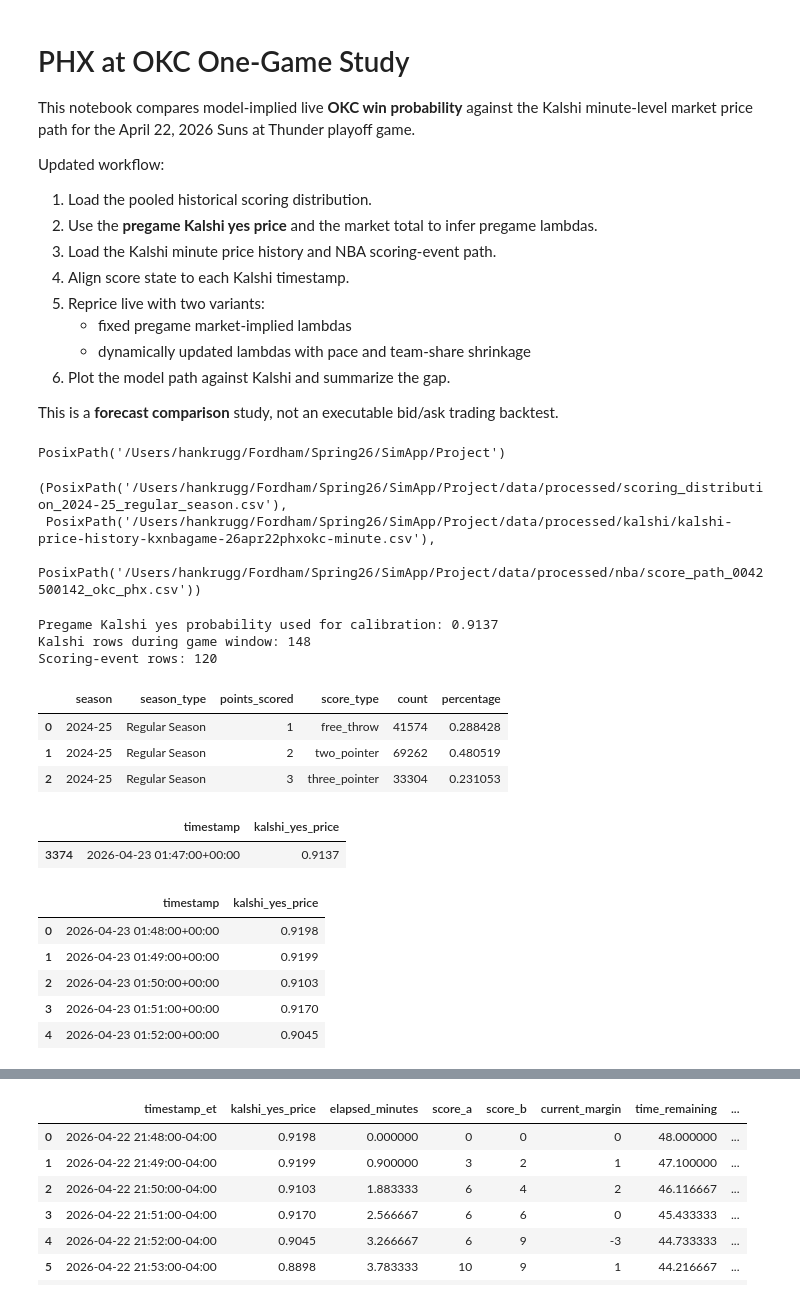
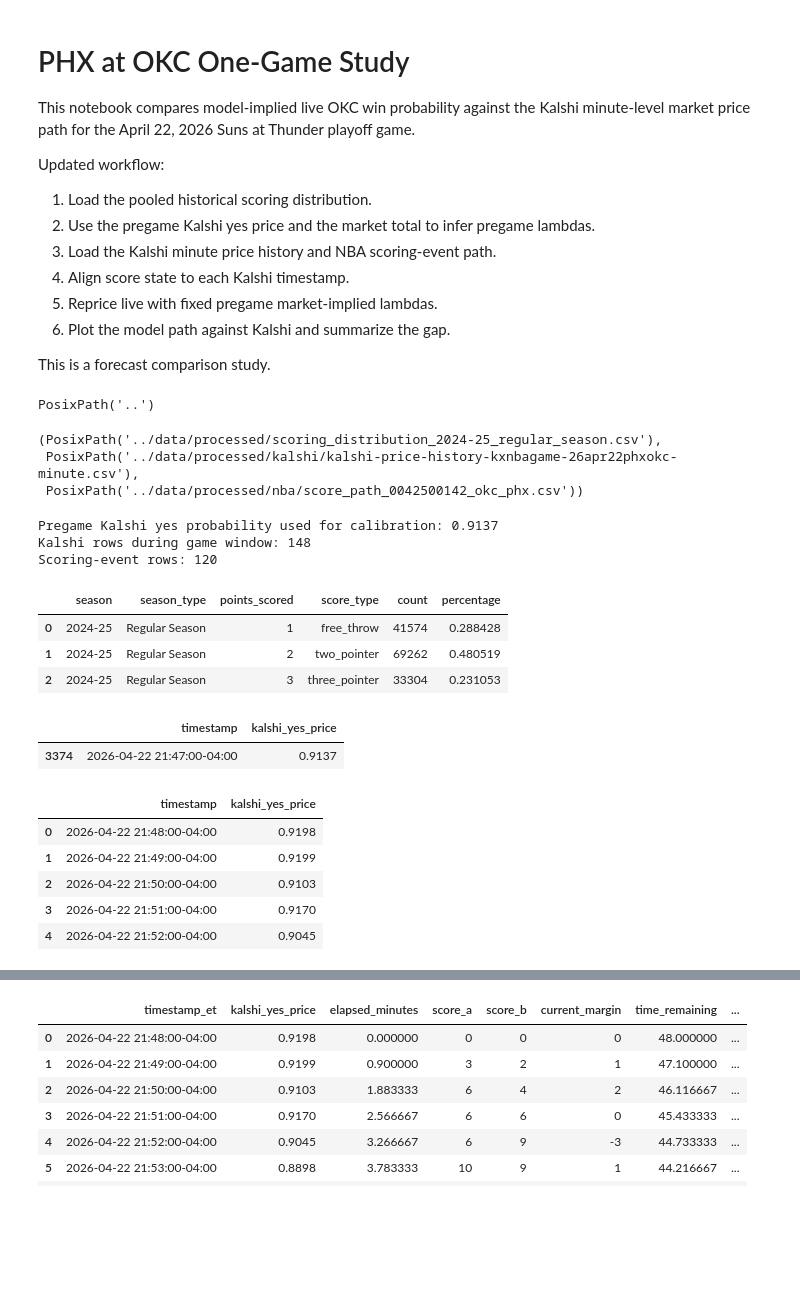
Before and after one commit to hankrugg/BasketballMCPricer, a Jupyter notebook: notebooks/PHXOKC.ipynb, the cells around one changed output, grey strips where cells are left out. Saved outputs shown, nothing was run; the diff lists cells and outputs as text; code cells hidden in the pictures; blank space fills up the shorter version.

```diff
--- a/notebooks/PHXOKC.ipynb
+++ b/notebooks/PHXOKC.ipynb
@@ -1,19 +1,17 @@
 # %% [markdown]
 # PHX at OKC One-Game Study
 
-This notebook compares model-implied live **OKC win probability** against the Kalshi minute-level market price path for the April 22, 2026 Suns at Thunder playoff game.
+This notebook compares model-implied live OKC win probability against the Kalshi minute-level market price path for the April 22, 2026 Suns at Thunder playoff game.
 
 Updated workflow:
 1. Load the pooled historical scoring distribution.
-2. Use the **pregame Kalshi yes price** and the market total to infer pregame lambdas.
+2. Use the pregame Kalshi yes price and the market total to infer pregame lambdas.
 3. Load the Kalshi minute price history and NBA scoring-event path.
 4. Align score state to each Kalshi timestamp.
-5. Reprice live with two variants:
-   - fixed pregame market-implied lambdas
-   - dynamically updated lambdas with pace and team-share shrinkage
+5. Reprice live with fixed pregame market-implied lambdas.
 6. Plot the model path against Kalshi and summarize the gap.
 
-This is a **forecast comparison** study, not an executable bid/ask trading backtest.
+This is a forecast comparison study.
 # %%
 from pathlib import Path
 import sys
@@ -22,34 +20,40 @@ import matplotlib.pyplot as plt
 import numpy as np
 import pandas as pd
 
-project_root = Path.cwd().resolve()
-if project_root.name == "scripts":
-    project_root = project_root.parent
-elif not ((project_root / "src").exists() and (project_root / "data").exists()):
-    project_root = Path("/Users/hankrugg/Fordham/Spring26/SimApp/Project")
+# Let the notebook run from either the project root or the notebooks directory.
+# Keeping project_root relative avoids machine-specific absolute paths.
+if (Path("src").exists() and Path("data").exists()):
+    project_root = Path(".")
+elif (Path("../src").exists() and Path("../data").exists()):
+    project_root = Path("..")
+else:
+    raise FileNotFoundError("Run this notebook from the project root or the notebooks directory.")
 
+# Add local project modules to the import path.
 sys.path.insert(0, str(project_root / "src"))
 
 from Calibration import Calibration, build_score_state_grid, load_distribution, imply_intensities_from_spread_total
-from MonteCarlo import price_from_state, update_total_pace
+from MonteCarlo import price_from_state
 
 plt.style.use("seaborn-v0_8-whitegrid")
 pd.set_option("display.max_columns", None)
 project_root
 # %% [output]
-PosixPath('/Users/hankrugg/Fordham/Spring26/SimApp/Project')
+PosixPath('..')
 # %%
 TEAM_A = "OKC"
 TEAM_B = "PHX"
 TEAM_A_NAME = "Oklahoma City"
 TEAM_B_NAME = "Phoenix"
-HORIZON_MINUTES = 48.0
+LOCAL_TIMEZONE = "America/New_York"
+HORIZON_MINUTES = 48.0 # Amount of minutes in the game
 
-MARKET_TOTAL_POINTS = 215.0
-REFERENCE_SPREAD_TEAM_A_MINUS_TEAM_B = 17.0
+# Reference sportsbook inputs for OKC vs PHX on April 22, 2026.
+# ESPN set total points at 216.5, and OKC was favored by 17.5 via ESPN odds
+# Sources: https://www.espn.com/nba/game/_/gameId/401869368
+MARKET_TOTAL_POINTS = 216.5
+REFERENCE_SPREAD_TEAM_A_MINUS_TEAM_B = 17.5
 
-PRIOR_WEIGHT_MINUTES = 12.0
-PRIOR_WEIGHT_EVENTS = 35.0
 CALIBRATION_SIMULATIONS = 20_000
 CALIBRATION_GRID_SIZE = 31
 NUM_SIMULATIONS = 10_000
@@ -61,14 +65,17 @@ score_path = project_root / "data" / "processed" / "nba" / "score_path_004250014
 
 distribution_path, kalshi_path, score_path
 # %% [output]
-(PosixPath('/Users/hankrugg/Fordham/Spring26/SimApp/Project/data/processed/scoring_distribution_2024-25_regular_season.csv'),
- PosixPath('/Users/hankrugg/Fordham/Spring26/SimApp/Project/data/processed/kalshi/kalshi-price-history-kxnbagame-26apr22phxokc-minute.csv'),
- PosixPath('/Users/hankrugg/Fordham/Spring26/SimApp/Project/data/processed/nba/score_path_0042500142_okc_phx.csv'))
+(PosixPath('../data/processed/scoring_distribution_2024-25_regular_season.csv'),
+ PosixPath('../data/processed/kalshi/kalshi-price-history-kxnbagame-26apr22phxokc-minute.csv'),
+ PosixPath('../data/processed/nba/score_path_0042500142_okc_phx.csv'))
 # %%
 distribution, p = load_distribution(distribution_path)
 
+# Source timestamps are stored in UTC. Convert to Eastern immediately so the
+# April 22, 2026 game displays on its local game date instead of April 23 UTC.
+# Game will start around 9 minutes after its scheduled start time
 kalshi = pd.read_csv(kalshi_path)
-kalshi["timestamp"] = pd.to_datetime(kalshi["timestamp"], utc=True)
+kalshi["timestamp"] = pd.to_datetime(kalshi["timestamp"], utc=True).dt.tz_convert(LOCAL_TIMEZONE)
 kalshi = kalshi.rename(
     columns={
         TEAM_A_NAME: "kalshi_yes_price_cents",
@@ -79,49 +86,44 @@ kalshi["kalshi_yes_price"] = kalshi["kalshi_yes_price_cents"] / 100.0
 kalshi = kalshi.dropna(subset=["kalshi_yes_price"]).sort_values("timestamp").reset_index(drop=True)
 
 score = pd.read_csv(score_path)
-score["timestamp"] = pd.to_datetime(score["timestamp"], utc=True, format="mixed")
+score["timestamp"] = pd.to_datetime(score["timestamp"], utc=True, format="mixed").dt.tz_convert(LOCAL_TIMEZONE)
 score = score.sort_values("timestamp").reset_index(drop=True)
-
-score["delta_a"] = score["score_a"].diff().fillna(score["score_a"]).clip(lower=0)
-score["delta_b"] = score["score_b"].diff().fillna(score["score_b"]).clip(lower=0)
-score["event_a"] = (score["delta_a"] > 0).astype(int)
-score["event_b"] = (score["delta_b"] > 0).astype(int)
-score["scoring_events_a"] = score["event_a"].cumsum()
-score["scoring_events_b"] = score["event_b"].cumsum()
 
 game_start = score["timestamp"].min() - pd.Timedelta(minutes=1)
 game_end = score["timestamp"].max() + pd.Timedelta(minutes=1)
 
+# Use the last Kalshi quote before the live game window as the pregame price.
 kalshi_pregame = kalshi.loc[kalshi["timestamp"] < game_start].copy().tail(1)
 if kalshi_pregame.empty:
     kalshi_pregame = kalshi.head(1).copy()
 
+# Keep only the Kalshi rows that overlap the reconstructed game window.
 kalshi_live = kalshi.loc[kalshi["timestamp"].between(game_start, game_end)].copy()
 kalshi_live = kalshi_live[["timestamp", "kalshi_yes_price"]].reset_index(drop=True)
 market_yes_prob_0 = float(kalshi_pregame["kalshi_yes_price"].iloc[0])
 
 print(f"Pregame Kalshi yes probability used for calibration: {market_yes_prob_0:.4f}")
 print(f"Kalshi rows during game window: {len(kalshi_live)}")
 print(f"Scoring-event rows: {len(score)}")
 
 display(distribution)
 display(kalshi_pregame[["timestamp", "kalshi_yes_price"]])
 display(kalshi_live.head())
 display(score.head())
 # %% [output]
 Pregame Kalshi yes probability used for calibration: 0.9137
 Kalshi rows during game window: 148
 Scoring-event rows: 120
 |  | season | season_type | points_scored | score_type | count | percentage |
 | 0 | 2024-25 | Regular Season | 1 | free_throw | 41574 | 0.288428 |
 | 1 | 2024-25 | Regular Season | 2 | two_pointer | 69262 | 0.480519 |
 | 2 | 2024-25 | Regular Season | 3 | three_pointer | 33304 | 0.231053 |
 |  | timestamp | kalshi_yes_price |
-| 3374 | 2026-04-23 01:47:00+00:00 | 0.9137 |
+| 3374 | 2026-04-22 21:47:00-04:00 | 0.9137 |
 |  | timestamp | kalshi_yes_price |
-| 0 | 2026-04-23 01:48:00+00:00 | 0.9198 |
-| 1 | 2026-04-23 01:49:00+00:00 | 0.9199 |
-| 2 | 2026-04-23 01:50:00+00:00 | 0.9103 |
-| 3 | 2026-04-23 01:51:00+00:00 | 0.9170 |
-| 4 | 2026-04-23 01:52:00+00:00 | 0.9045 |
+| 0 | 2026-04-22 21:48:00-04:00 | 0.9198 |
+| 1 | 2026-04-22 21:49:00-04:00 | 0.9199 |
+| 2 | 2026-04-22 21:50:00-04:00 | 0.9103 |
+| 3 | 2026-04-22 21:51:00-04:00 | 0.9170 |
+| 4 | 2026-04-22 21:52:00-04:00 | 0.9045 |
 |  | game_id | timestamp | elapsed_minutes | score_a | score_b | total_scoring_events | current_margin | ... |
```
Also changed, not shown: parts of 6 cells of this notebook, 4 other files.
